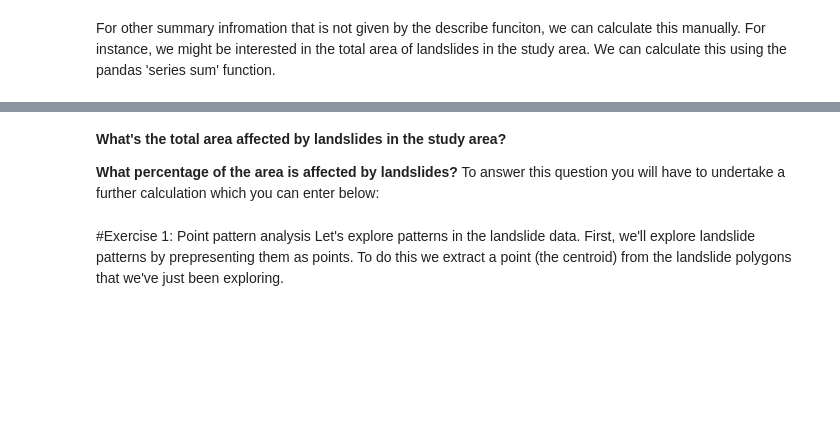
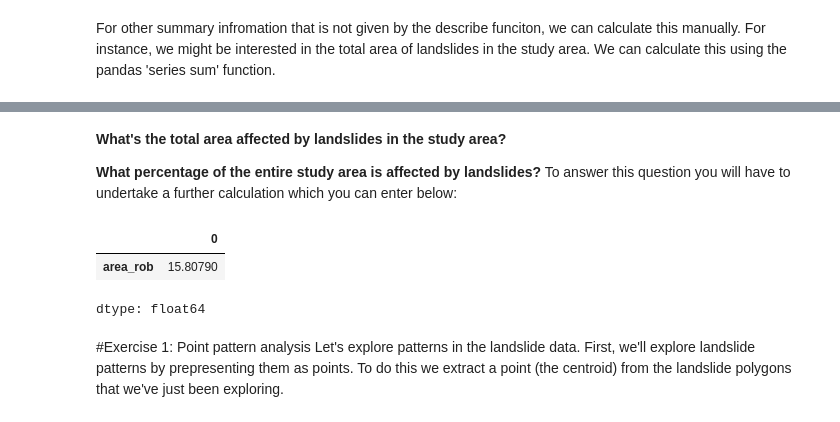
Before and after one commit to laura-turnbull-lloyd/STDH_teaching, a Jupyter notebook: Lecture_4_analysing_spatial_patterns.ipynb, the cells around one changed output, grey strips where cells are left out. Drawn from its saved outputs; the diff is of its cells as text; code cells hidden in the pictures; blank space fills up the shorter version.

```diff
--- a/Lecture_4_analysing_spatial_patterns.ipynb
+++ b/Lecture_4_analysing_spatial_patterns.ipynb
@@ -113,10 +204,17 @@ print(total_area)
 # %% [markdown]
 **What's the total area affected by landslides in the study area?**
 
-**What percentage of the area is affected by landslides?**
+**What percentage of the entire study area is affected by landslides?**
 To answer this question you will have to undertake a further calculation which you can enter below:
 # %%
 #Add your calculations here in order to answer the above question:
+study_area = 20000*20000
+percent_LS = total_area/study_area*100
+percent_LS
+# %% [output]
+|  | 0 |
+| area_rob | 15.80790 |
+dtype: float64
 # %% [markdown]
 #Exercise 1: Point pattern analysis
 Let's explore patterns in the landslide data. First, we'll explore landslide patterns by prepresenting them as points. To do this we extract a point (the centroid) from the landslide polygons that we've just been exploring.
```
Also changed, not shown: parts of 13 cells of this notebook.
